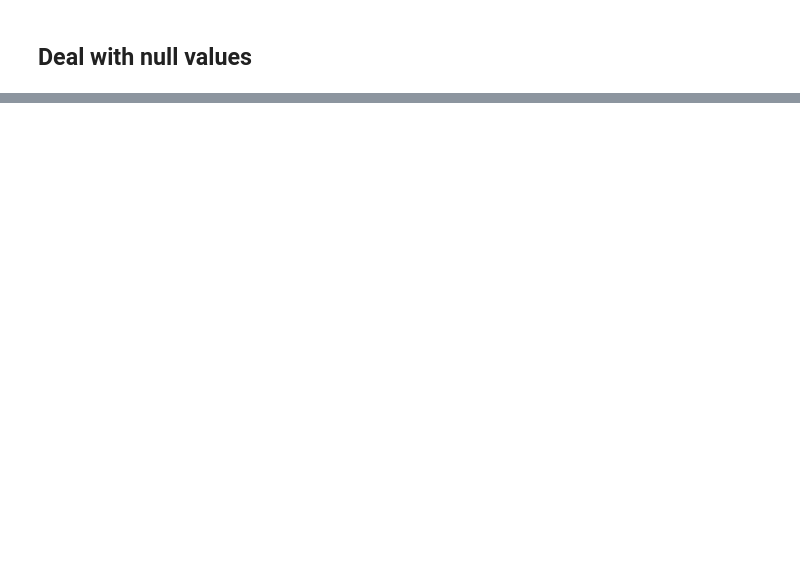
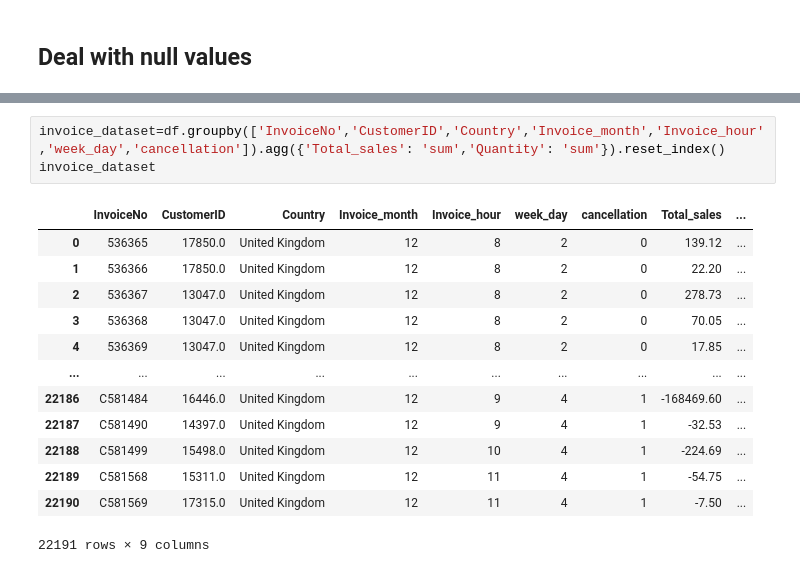
Before and after one commit to solankinitin1210/Capstone-Online-Retail-Customer-Segmentation, a Jupyter notebook: Online_Retail_Customer_Segmentation_Capstone_Project.ipynb, the cells around one changed output, grey strips where cells are left out. Drawn from its saved outputs; the diff is of its cells as text; blank space fills up the shorter version.

```diff
--- a/Online_Retail_Customer_Segmentation_Capstone_Project.ipynb
+++ b/Online_Retail_Customer_Segmentation_Capstone_Project.ipynb
@@ -168,0 +199,17 @@ df.groupby('InvoiceNo')['CustomerID'].nunique().reset_index().sort_values(by=['C
+# %%
+invoice_dataset=df.groupby(['InvoiceNo','CustomerID','Country','Invoice_month','Invoice_hour','week_day','cancellation']).agg({'Total_sales': 'sum','Quantity': 'sum'}).reset_index()
+invoice_dataset
+# %% [output]
+|  | InvoiceNo | CustomerID | Country | Invoice_month | Invoice_hour | week_day | cancellation | Total_sales | ... |
+| 0 | 536365 | 17850.0 | United Kingdom | 12 | 8 | 2 | 0 | 139.12 | ... |
+| 1 | 536366 | 17850.0 | United Kingdom | 12 | 8 | 2 | 0 | 22.20 | ... |
+| 2 | 536367 | 13047.0 | United Kingdom | 12 | 8 | 2 | 0 | 278.73 | ... |
+| 3 | 536368 | 13047.0 | United Kingdom | 12 | 8 | 2 | 0 | 70.05 | ... |
+| 4 | 536369 | 13047.0 | United Kingdom | 12 | 8 | 2 | 0 | 17.85 | ... |
+| ... | ... | ... | ... | ... | ... | ... | ... | ... | ... |
+| 22186 | C581484 | 16446.0 | United Kingdom | 12 | 9 | 4 | 1 | -168469.60 | ... |
+| 22187 | C581490 | 14397.0 | United Kingdom | 12 | 9 | 4 | 1 | -32.53 | ... |
+| 22188 | C581499 | 15498.0 | United Kingdom | 12 | 10 | 4 | 1 | -224.69 | ... |
+| 22189 | C581568 | 15311.0 | United Kingdom | 12 | 11 | 4 | 1 | -54.75 | ... |
+| 22190 | C581569 | 17315.0 | United Kingdom | 12 | 11 | 4 | 1 | -7.50 | ... |
+22191 rows × 9 columns
```
Also changed, not shown: parts of 18 cells of this notebook.
